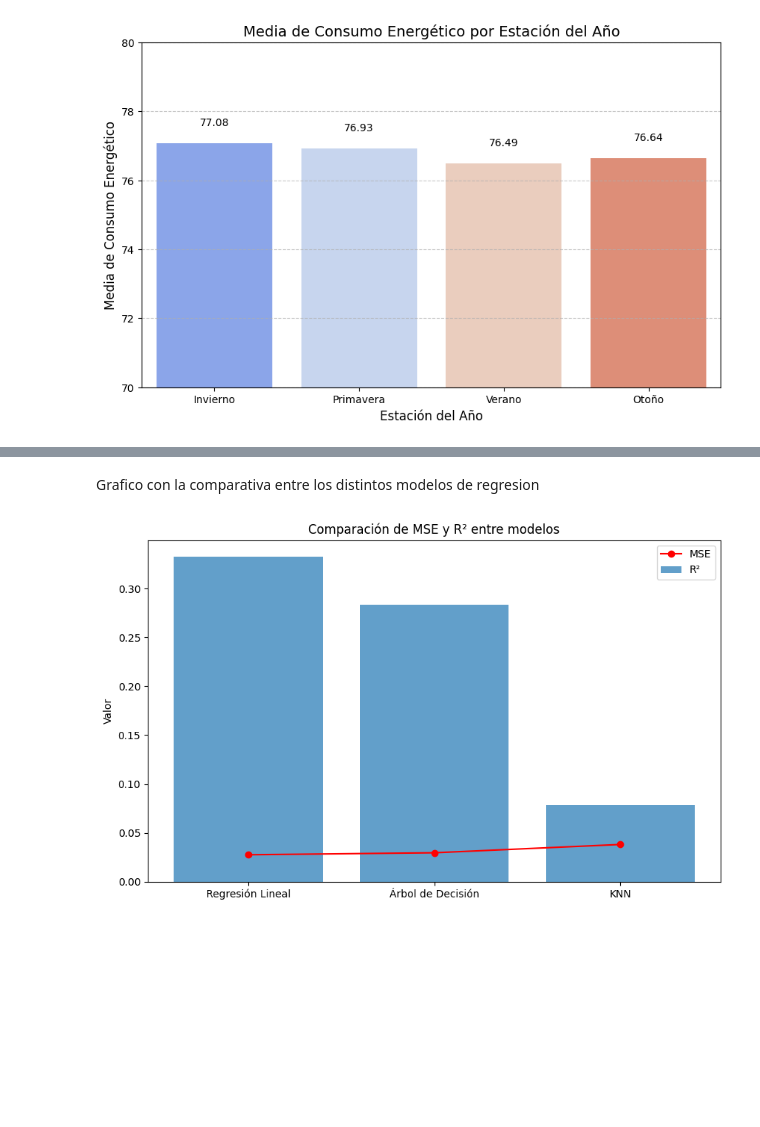
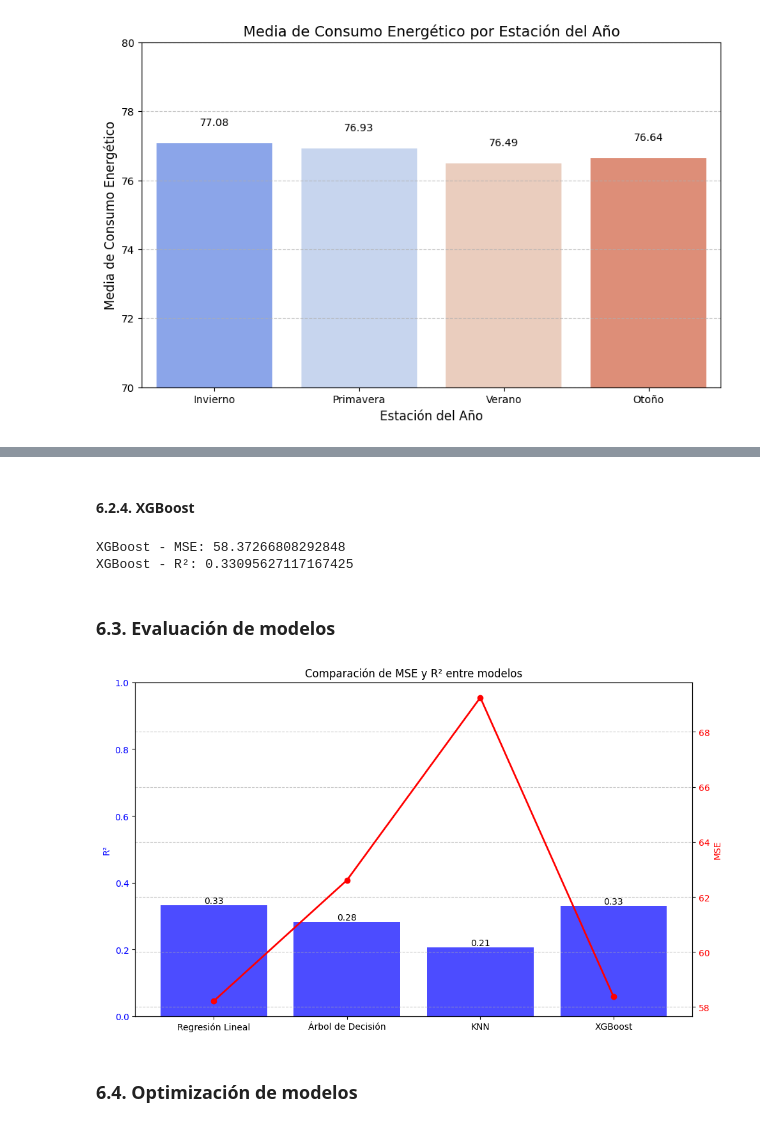
Before and after one commit to mansanjim1/MLE_energyConsumption, a Jupyter notebook: Energy_Consumption.ipynb, the cells around one changed output, grey strips where cells are left out. Cells and saved outputs as stored; diff of their text form; code cells hidden in the pictures; blank space fills up the shorter version.

```diff
--- a/Energy_Consumption.ipynb
+++ b/Energy_Consumption.ipynb
@@ -260,6 +255,8 @@ for index, value in enumerate(mean_consumption_by_season.values):
     plt.text(index, value + 0.5, f'{value:.2f}', ha='center', fontsize=10)
 
 plt.grid(axis='y', linestyle='--', alpha=0.7)
+
+df = df.drop(columns=['season'])
 # %% [output]
 Passing `palette` without assigning `hue` is deprecated and will be removed in v0.14.0. Assign the `x` variable to `hue` and set `legend=False` for the same effect.
 
@@ -388,11 +328,6 @@ print(df_ordered.head())
 # Dividir el dataset <X, y> en dos datasets <X_train, y_train> y <X_test, y_test> con una distribución 80%-20%,
 # entrenar el clasificador con <X_train, y_train> y calcular la métrica accuracy con <X_test, y_test>
 
-X=df_ordered.drop(columns=['EnergyConsumption'])
-Y=df_ordered['EnergyConsumption']
+X=df.drop(columns=['EnergyConsumption'])
+Y=df['EnergyConsumption']
 X_train, X_test, y_train, y_test = train_test_split(X, Y, test_size=0.20, random_state=0)
-
-print("X_train", X_train)
-print("X_test", X_test)
-print("y_train", y_train)
-print("y_test", y_test)
@@ -518,17 +406,39 @@ KNN - R²: 0.07858907372758794
-# %% [markdown]
-Grafico con la comparativa entre los distintos modelos de regresion
+# %% [markdown]
+#### 6.2.4. XGBoost
+# %%
+model_xgb = xgb.XGBRegressor(objective='reg:squarederror', n_estimators=100, learning_rate=0.1, max_depth=3, random_state=42)
+model_xgb.fit(X_train, y_train)
+y_pred_xgb = model_xgb.predict(X_test)
+mse_xgb = mean_squared_error(y_test, y_pred_xgb)
+r2_xgb = r2_score(y_test, y_pred_xgb)
+print("XGBoost - MSE:", mse_xgb)
+print("XGBoost - R²:", r2_xgb)
+# %% [output]
+XGBoost - MSE: 58.37266808292848
+XGBoost - R²: 0.33095627117167425
+# %% [markdown]
+### 6.3. Evaluación de modelos
 # %%
-# Visualización de métricas
-models = ['Regresión Lineal', 'Árbol de Decisión', 'KNN']
-mse_values = [mse_lr, mse_tree, mse_knn]
-r2_values = [r2_lr, r2_tree, r2_knn]
+# Crear gráfico comparativo de MSE y R²
+models = ['Regresión Lineal', 'Árbol de Decisión', 'KNN', 'XGBoost']
+mse_values = [mse_lr, mse_tree, mse_knn, mse_xgb]
+r2_values = [r2_lr, r2_tree, r2_knn, r2_xgb]
 
-plt.figure(figsize=(10, 6))
-plt.bar(models, r2_values, alpha=0.7, label='R²')
-plt.plot(models, mse_values, color='red', marker='o', label='MSE')
+fig, ax1 = plt.subplots(figsize=(10, 6))
+ax1.bar(models, r2_values, color='blue', alpha=0.7, label='R²')
+ax1.set_ylabel('R²', color='blue')
+ax1.tick_params(axis='y', labelcolor='blue')
+ax1.set_ylim(0, 1)  # R² suele estar en el rango de 0 a 1
+for i, r2 in enumerate(r2_values):
+    ax1.text(i, r2, f'{r2:.2f}', ha='center', va='bottom', fontsize=10, color='black')
+ax2 = ax1.twinx()
+ax2.plot(models, mse_values, color='red', marker='o', label='MSE', linewidth=2)
+ax2.set_ylabel('MSE', color='red')
+ax2.tick_params(axis='y', labelcolor='red')
 plt.title('Comparación de MSE y R² entre modelos')
-plt.ylabel('Valor')
-plt.legend()
-plt.show()
+fig.tight_layout()
+plt.grid(axis='y', linestyle='--', alpha=0.7)
 # %% [output]
-[figure, old version]
+[figure, new version]
+# %% [markdown]
+### 6.4. Optimización de modelos
```
Also changed, not shown: parts of 31 cells of this notebook, 1 other file.
